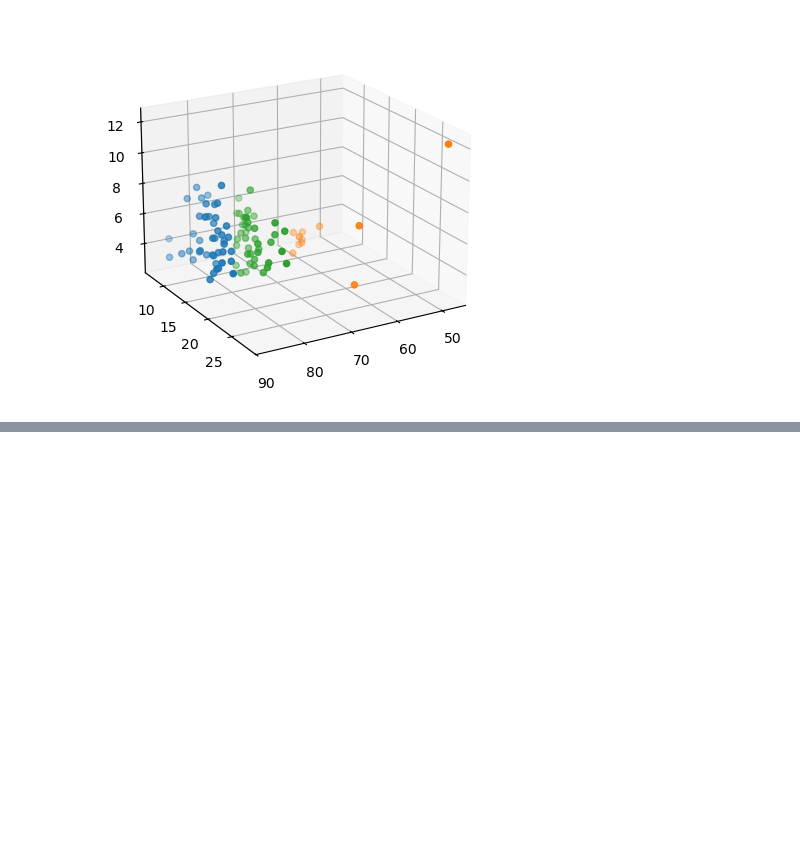
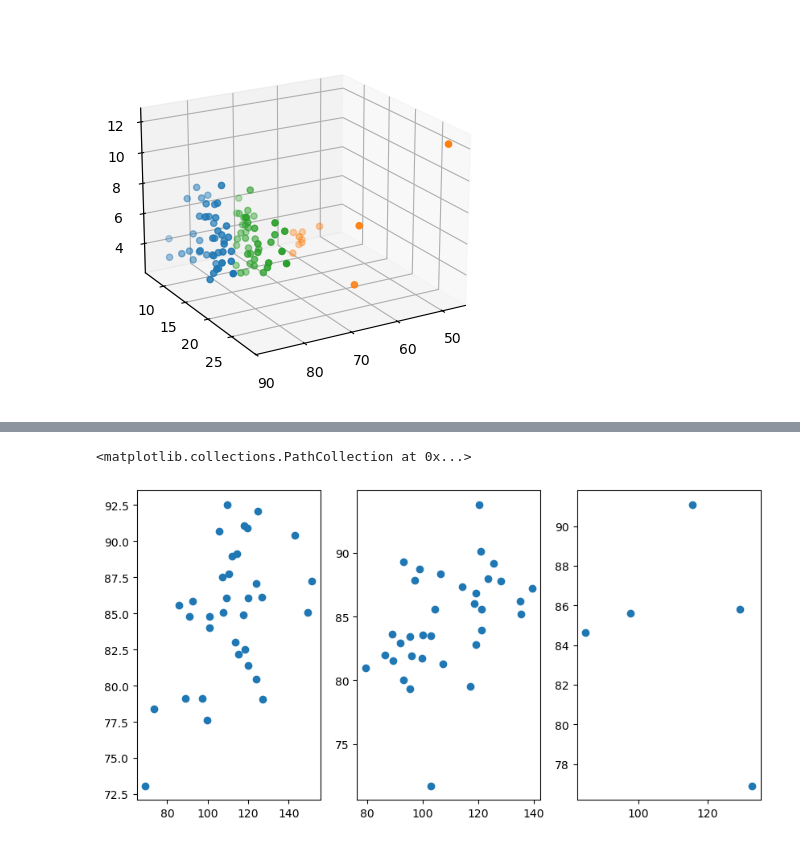
Before and after one commit to yyanagita66/pitching_motion_classification, a Jupyter notebook: classification.ipynb, the cells around one changed output, grey strips where cells are left out. Drawn from its saved outputs; the diff is of its cells as text; code cells hidden in the pictures; blank space fills up the shorter version.

```diff
--- a/classification.ipynb
+++ b/classification.ipynb
@@ -290,0 +440,14 @@ ax.view_init(20, 60)
+# %%
+fig, ax = plt.subplots(ncols=3, figsize=(10, 5))
+
+ax[0].scatter(merged_df["elbow_varus_moment"][merged_df["cluster"] == 0],
+             merged_df["pitch_speed_mph"][merged_df["cluster"] == 0])
+
+ax[1].scatter(merged_df["elbow_varus_moment"][merged_df["cluster"] == 1],
+             merged_df["pitch_speed_mph"][merged_df["cluster"] == 1])
+
+ax[2].scatter(merged_df["elbow_varus_moment"][merged_df["cluster"] == 2],
+             merged_df["pitch_speed_mph"][merged_df["cluster"] == 2])
+# %% [output]
+<matplotlib.collections.PathCollection at 0x...>
+[figure, added]
```
Also changed, not shown: parts of 18 cells of this notebook.
